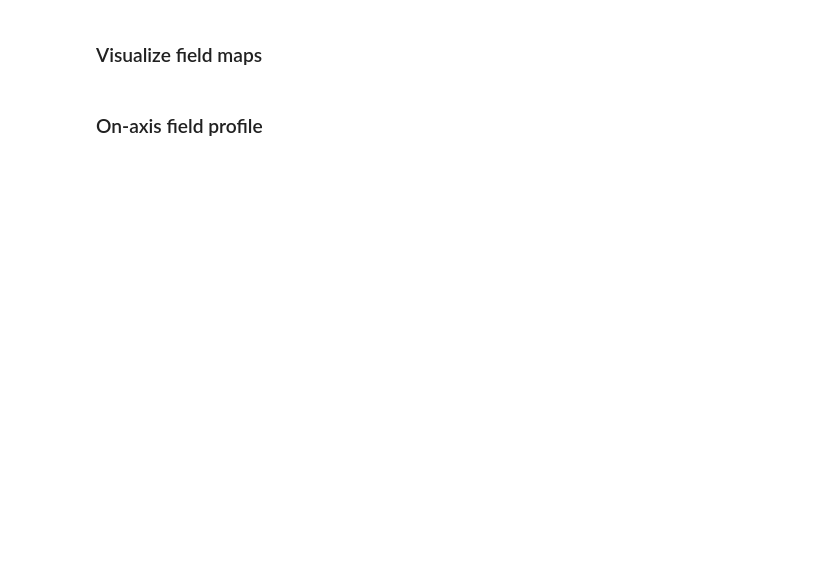
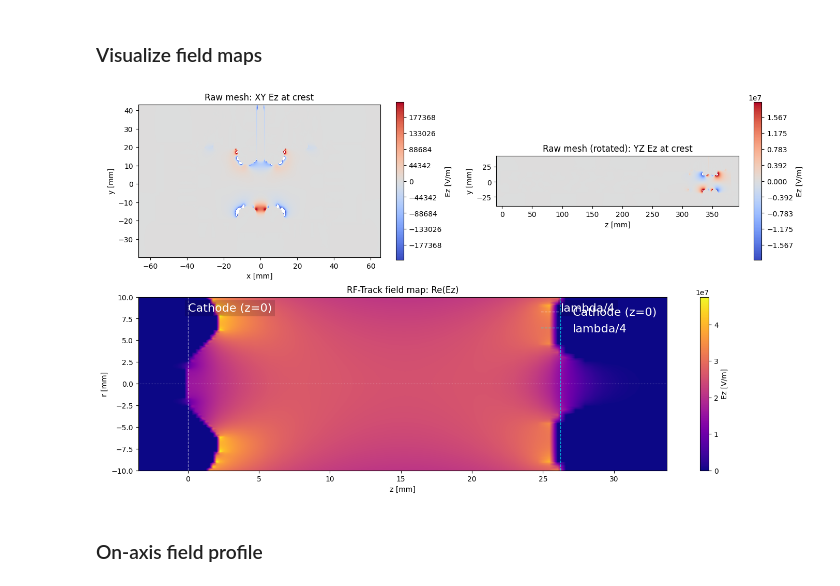
Before and after one commit to Ioniels/RF-TRACK_UH_ThermionicRFgun, a Jupyter notebook: UH_gun_tracking_demo.ipynb, the cells around one changed output. Drawn from its saved outputs; the diff is of its cells as text; code cells hidden in the pictures; blank space fills up the shorter version.

```diff
--- a/UH_gun_tracking_demo.ipynb
+++ b/UH_gun_tracking_demo.ipynb
@@ -292,22 +381,15 @@ hz = z_grid[1] - z_grid[0]
 
 pts = np.column_stack([r_m, z_m])
 
-def interp_complex_field(phasor):
-    re_lin = griddata(pts, phasor.real, (R, Z), method='linear')
-    im_lin = griddata(pts, phasor.imag, (R, Z), method='linear')
-    re_nn = griddata(pts, phasor.real, (R, Z), method='nearest')
-    im_nn = griddata(pts, phasor.imag, (R, Z), method='nearest')
-    re = np.where(np.isfinite(re_lin), re_lin, re_nn)
-    im = np.where(np.isfinite(im_lin), im_lin, im_nn)
-    return (re + 1j * im).astype(np.complex128)
-
-Er_grid = interp_complex_field(Er_vertices)
-Ez_grid = interp_complex_field(Ez_vertices)
+Er_grid = interp_cfield(pts, R, Z, Er_vertices)
+Ez_grid = interp_cfield(pts, R, Z, Ez_vertices)
 
 iz0 = int(np.where(z_grid == 0.0)[0][0])
 Ez0_phasor_axis = complex(Ez_grid[iz0, 0])   # on-axis phasor at z=0
 
-
+print(f"Interpolation: linear + nearest fallback for NaNs")
+print(f"Grid extents: r = [{r_grid[0]*1e3:.2f}, {r_grid[-1]*1e3:.2f}] mm | z = [{z_grid[0]*1e3:.2f}, {z_grid[-1]*1e3:.2f}] mm")
+print(f"z=0 index: iz0 = {iz0} (z = {z_grid[iz0]*1e3:.3f} mm)")
 print(f"Grid: {Er_grid.shape} (Nz × Nr) | Δr = {hr*1e6:.0f} μm | Δz = {hz*1e6:.2f} μm")
 print(f"Field amplitudes: |Ez|_max = {np.max(np.abs(Ez_grid)):.2e} V/m | |Er|_max = {np.max(np.abs(Er_grid)):.2e} V/m")
 print(f"On-axis: |Ez(r=0)|_max = {np.max(np.abs(Ez_grid[:, 0])):.2e} V/m")
@@ -315,82 +451,9 @@ print(f"On-axis: |Ez(r=0)|_max = {np.max(np.abs(Ez_grid[:, 0])):.2e} V/m")
 ### Visualize field maps
 # %%
 # Raw data field maps (XY and YZ) + RF-Track field map
-i_snap = int(np.argmin(np.abs(t_ns - t_crest)))
-
-import matplotlib.tri as mtri
-import matplotlib.colors as colors
-
-fig = plt.figure(figsize=(14, 8))
-gs = fig.add_gridspec(2, 2, height_ratios=[1.0, 1.1])
-
-# --- Raw XY map ---
-xy_data = xy
-verts_xy = xy_data["vertices"]
-tri_xy = xy_data["facets"]
-Ux = verts_xy[:, 0]
-Vy = verts_xy[:, 1]
-Fx = np.asarray(xy_data["Ez"])[:, i_snap]
-
-triang_xy = mtri.Triangulation(Ux, Vy, triangles=tri_xy)
-ax_xy = fig.add_subplot(gs[0, 0])
-p_xy = float(np.percentile(np.abs(Fx), 99)) if Fx.size else 1.0
-p_xy = p_xy if p_xy > 0 else 1.0
-norm_xy = colors.TwoSlopeNorm(vcenter=0.0, vmin=-p_xy, vmax=p_xy)
-levels_xy = np.linspace(-p_xy, p_xy, 257)
-cf_xy = ax_xy.tricontourf(triang_xy, Fx, levels=levels_xy, cmap="coolwarm", norm=norm_xy)
-ax_xy.set_aspect("equal", adjustable="box")
-ax_xy.set_xlabel("x [mm]")
-ax_xy.set_ylabel("y [mm]")
-ax_xy.set_title("Raw mesh: XY Ez at crest")
-plt.colorbar(cf_xy, ax=ax_xy, label="Ez [V/m]")
-
-# --- Raw YZ map (rotated 90°: z on x-axis, y on y-axis) ---
-yz_data = yz
-verts_yz = yz_data["vertices"]
-tri_yz = yz_data["facets"]
-Uy = verts_yz[:, 1]
-Vz = verts_yz[:, 2]
-Fy = np.asarray(yz_data["Ez"])[:, i_snap]
-
-triang_yz = mtri.Triangulation(Vz, Uy, triangles=tri_yz)
-ax_yz = fig.add_subplot(gs[0, 1])
-p_yz = float(np.percentile(np.abs(Fy), 99)) if Fy.size else 1.0
-p_yz = p_yz if p_yz > 0 else 1.0
-norm_yz = colors.TwoSlopeNorm(vcenter=0.0, vmin=-p_yz, vmax=p_yz)
-levels_yz = np.linspace(-p_yz, p_yz, 257)
-cf_yz = ax_yz.tricontourf(triang_yz, Fy, levels=levels_yz, cmap="coolwarm", norm=norm_yz)
-ax_yz.set_aspect("equal", adjustable="box")
-ax_yz.set_xlabel("z [mm]")
-ax_yz.set_ylabel("y [mm]")
-ax_yz.set_title("Raw mesh (rotated): YZ Ez at crest")
-plt.colorbar(cf_yz, ax=ax_yz, label="Ez [V/m]")
-
-# --- RF-Track field map (mirrored full r range) ---
-r_neg = -r_grid[::-1]
-r_full = np.concatenate([r_neg, r_grid[1:]])
-Ez_full = np.concatenate([Ez_grid[:, ::-1], Ez_grid[:, 1:]], axis=1)
-
-ax_rf = fig.add_subplot(gs[1, :])
-extent_full = [z_grid[0]*1e3, z_grid[-1]*1e3, r_full[0]*1e3, r_full[-1]*1e3]
-im = ax_rf.imshow(np.real(Ez_full.T), aspect="auto", origin="lower",
-                  extent=extent_full, cmap="plasma")
-ax_rf.axvline(0, color="white", ls="--", lw=1, alpha=0.5, label="Cathode (z=0)")
-ax_rf.axvline(LAMBDA_M/4*1e3, color="cyan", ls="--", lw=1, alpha=0.7, label="λ/4")
-ax_rf.axhline(0, color="white", ls=":", lw=0.8, alpha=0.4)
-ax_rf.set_xlabel("z [mm]")
-ax_rf.set_ylabel("r [mm]")
-ax_rf.set_title("RF-Track field map: Re(Ez)")
-legend = ax_rf.legend(frameon=False, loc="upper right", fontsize=16)
-for text in legend.get_texts():
-    text.set_color("white")
-ax_rf.text(0, r_full[-1] * 1e3 * 0.93, "Cathode (z=0)", color="white", fontsize=16,
-           ha="left", va="top", bbox=dict(facecolor="black", alpha=0.15, edgecolor="none"))
-ax_rf.text(LAMBDA_M/4 * 1e3, r_full[-1] * 1e3 * 0.93, "λ/4", color="white", fontsize=16,
-           ha="left", va="top", bbox=dict(facecolor="black", alpha=0.15, edgecolor="none"))
-plt.colorbar(im, ax=ax_rf, label="Ez [V/m]")
-
-plt.tight_layout()
-plt.show()
+field_maps(xy, yz, t_ns, t_crest, r_grid, z_grid, Ez_grid, LAMBDA_M)
+# %% [output]
+[figure, added]
 # %% [markdown]
 ### On-axis field profile
 # %%
```
Also changed, not shown: parts of 24 cells of this notebook, 4 other files.
